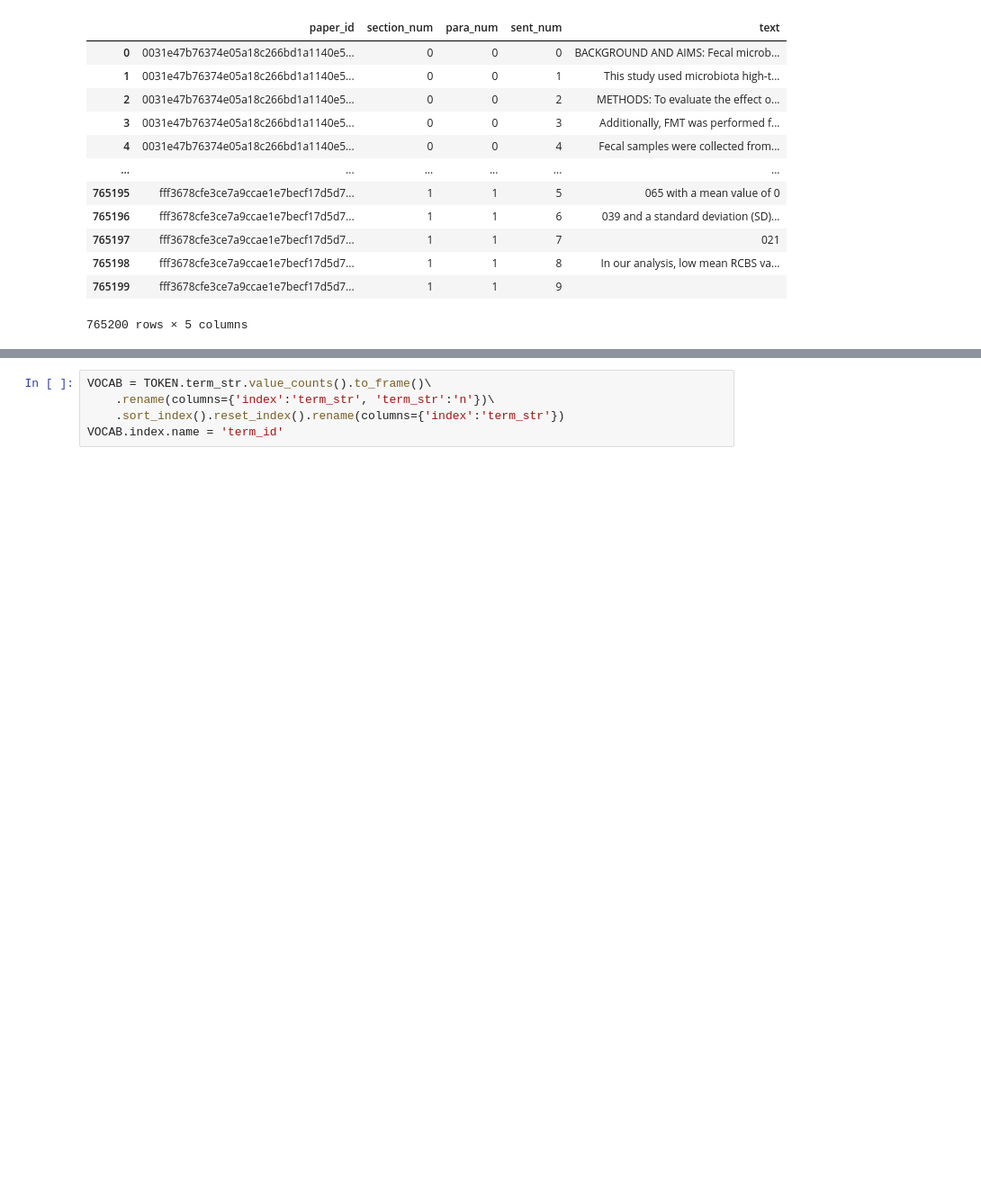
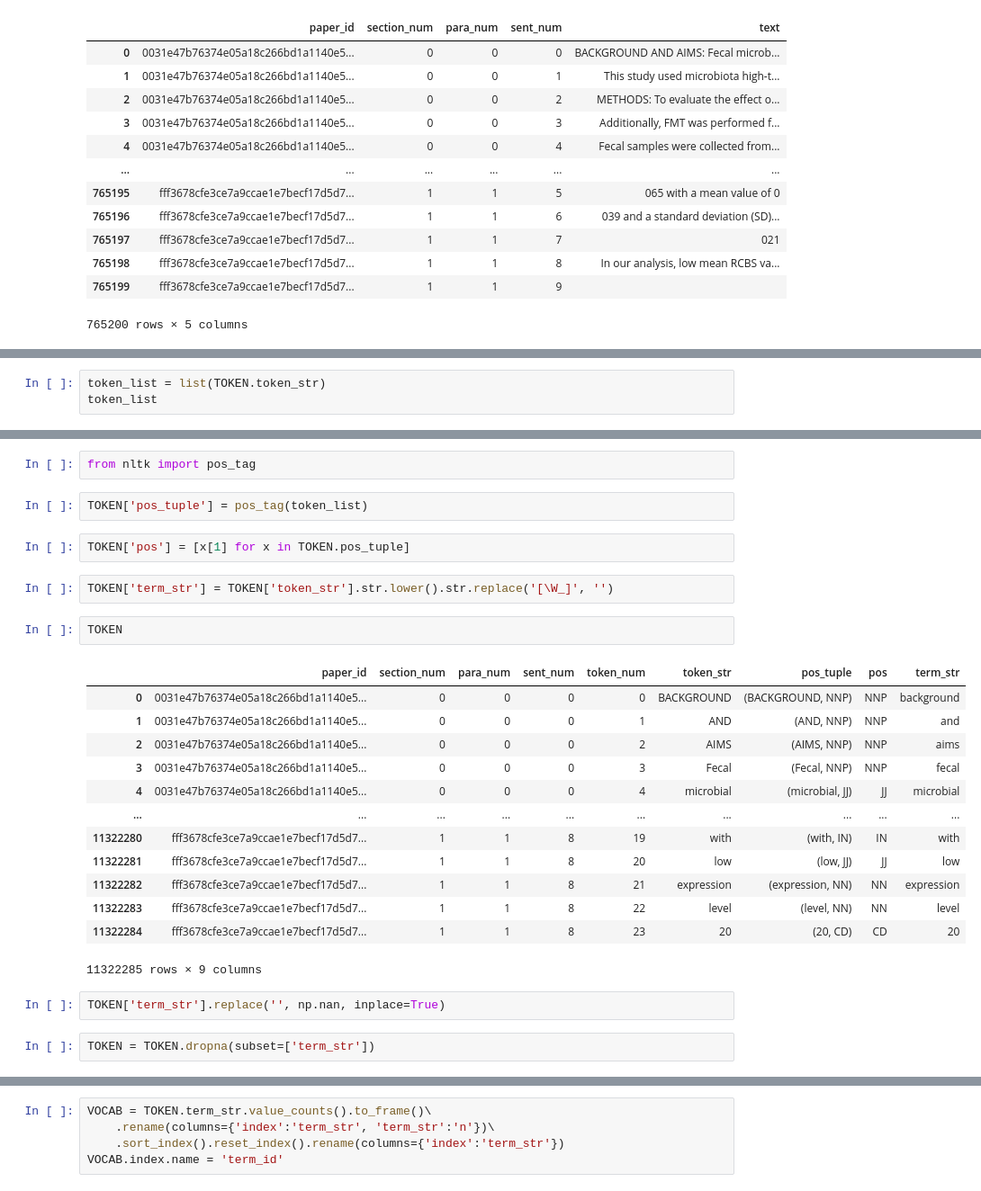
Before and after one commit to vidhig/covid19-research-data-analysis, a Jupyter notebook: notebooks/data_pre_process.ipynb, the cells around one changed output, grey strips where cells are left out. Shown at 90% size. Cells and saved outputs as stored; diff of their text form; blank space fills up the shorter version.

```diff
--- a/notebooks/data_pre_process.ipynb
+++ b/notebooks/data_pre_process.ipynb
@@ -360,0 +319,3 @@ TOKEN
+# %%
+token_list = list(TOKEN.token_str)
+token_list
@@ -360,0 +340,28 @@ TOKEN
+# %%
+from nltk import pos_tag
+# %%
+TOKEN['pos_tuple'] = pos_tag(token_list)
+# %%
+TOKEN['pos'] = [x[1] for x in TOKEN.pos_tuple]
+# %%
+TOKEN['term_str'] = TOKEN['token_str'].str.lower().str.replace('[\W_]', '')
+# %%
+TOKEN
+# %% [output]
+|  | paper_id | section_num | para_num | sent_num | token_num | token_str | pos_tuple | pos | term_str |
+| 0 | 0031e47b76374e05a18c266bd1a1140e5... | 0 | 0 | 0 | 0 | BACKGROUND | (BACKGROUND, NNP) | NNP | background |
+| 1 | 0031e47b76374e05a18c266bd1a1140e5... | 0 | 0 | 0 | 1 | AND | (AND, NNP) | NNP | and |
+| 2 | 0031e47b76374e05a18c266bd1a1140e5... | 0 | 0 | 0 | 2 | AIMS | (AIMS, NNP) | NNP | aims |
+| 3 | 0031e47b76374e05a18c266bd1a1140e5... | 0 | 0 | 0 | 3 | Fecal | (Fecal, NNP) | NNP | fecal |
+| 4 | 0031e47b76374e05a18c266bd1a1140e5... | 0 | 0 | 0 | 4 | microbial | (microbial, JJ) | JJ | microbial |
+| ... | ... | ... | ... | ... | ... | ... | ... | ... | ... |
+| 11322280 | fff3678cfe3ce7a9ccae1e7becf17d5d7... | 1 | 1 | 8 | 19 | with | (with, IN) | IN | with |
+| 11322281 | fff3678cfe3ce7a9ccae1e7becf17d5d7... | 1 | 1 | 8 | 20 | low | (low, JJ) | JJ | low |
+| 11322282 | fff3678cfe3ce7a9ccae1e7becf17d5d7... | 1 | 1 | 8 | 21 | expression | (expression, NN) | NN | expression |
+| 11322283 | fff3678cfe3ce7a9ccae1e7becf17d5d7... | 1 | 1 | 8 | 22 | level | (level, NN) | NN | level |
+| 11322284 | fff3678cfe3ce7a9ccae1e7becf17d5d7... | 1 | 1 | 8 | 23 | 20 | (20, CD) | CD | 20 |
+11322285 rows × 9 columns
+# %%
+TOKEN['term_str'].replace('', np.nan, inplace=True)
+# %%
+TOKEN = TOKEN.dropna(subset=['term_str'])
```
Also changed, not shown: parts of 43 cells of this notebook.
